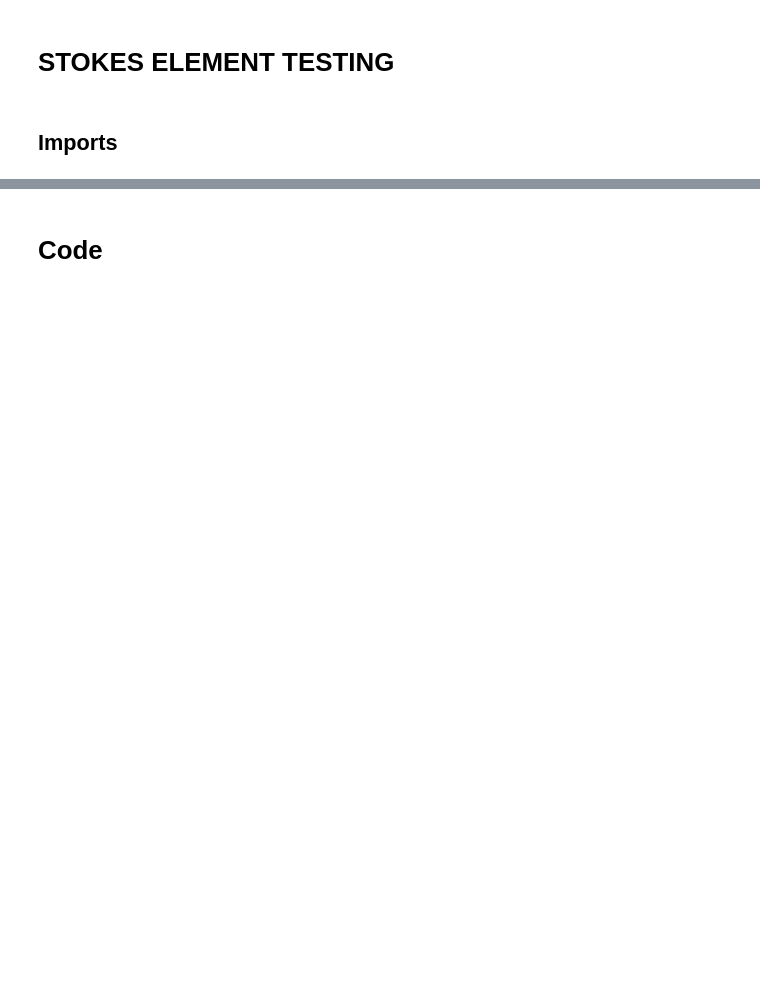
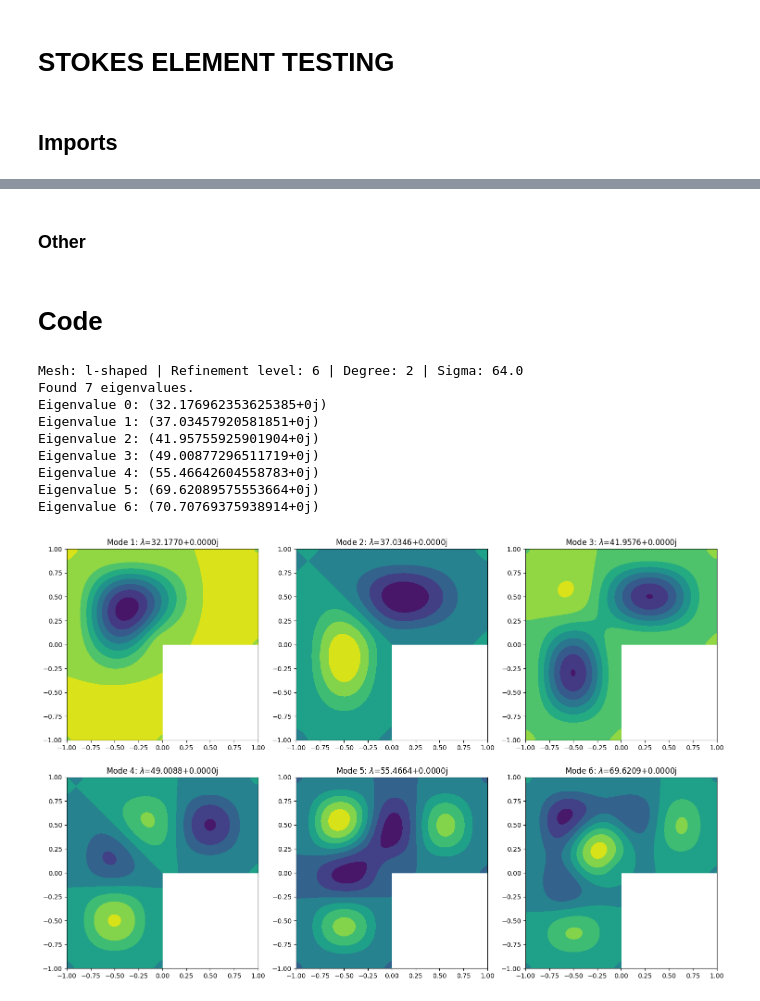
Before and after one commit to BorisAndrews/BorisAndrews.github.io, a Jupyter notebook: assets/ipynb/stokes_testing.ipynb, the cells around one changed output, grey strips where cells are left out. Drawn from its saved outputs; the diff is of its cells as text; code cells hidden in the pictures; blank space fills up the shorter version.

```diff
--- a/assets/ipynb/stokes_testing.ipynb
+++ b/assets/ipynb/stokes_testing.ipynb
@@ -31,3 +29,5 @@ Saving to: ‘/tmp/firedrake-install.sh’
 #   a couple of minutes of your time. If you wish, give us your feedback at    #
 #                     https://forms.gle/36sZZWNvPpUv8XWr7                      #
 ################################################################################
+# %% [markdown]
+### Other
@@ -34,12 +36,12 @@ Saving to: ‘/tmp/firedrake-install.sh’
 # %% [markdown]
 # **Code**
 # %%
-def solve_stokes_eigenproblem(mesh_type="l_shape", refinement_level=4, degree=2, sigma_val=20.0, n_eigenvalues=6, n_eigenfunctions=0):
+def solve_stokes_eigenproblem(mesh_type="l-shaped", refinement_level=4, degree=2, sigma_val=20.0, ds_degree=None, penalty_only=False, n_eigenvalues=6, n_eigenfunctions=0):
     """
     Solves the Stokes eigenproblem using a streamfunction formulation.
 
     Parameters:
-    - mesh_type: "square" or "l_shape"
+    - mesh_type: "square" or "l-shaped"
     - refinement_level: Number of refinements to apply to the base mesh
     - degree: Polynomial degree for the streamfunction (CG space)
     - n_eigenvalues: Number of eigenvalues to compute
@@ -51,7 +53,7 @@ def solve_stokes_eigenproblem(mesh_type="l_shape", refinement_level=4, degree=2,
     if mesh_type == "square":
         # Base mesh is 1x1
         mesh = UnitSquareMesh(1, 1)
-    elif mesh_type == "l_shape":
+    elif mesh_type == "l-shaped":
         coords = np.array([
             [0.0, 0.0],  [1.0, 0.0],  [1.0, 1.0],   [0.0, 1.0],
             [-1.0, 1.0], [-1.0, 0.0], [-1.0, -1.0], [0.0, -1.0]
@@ -70,7 +72,7 @@ def solve_stokes_eigenproblem(mesh_type="l_shape", refinement_level=4, degree=2,
     if refinement_level > 0:
         mesh = MeshHierarchy(mesh, refinement_level)[-1]
 
-    print(f"Mesh: {mesh_type}, Refinement Level: {refinement_level}, Cells: {mesh.num_cells()}")
+    print(GREEN % f"Mesh: {mesh_type} | Refinement level: {refinement_level} | Degree: {degree} | Sigma: {sigma_val}")
 
     # 2. Function Spaces
     V = FunctionSpace(mesh, "CG", degree)
@@ -87,7 +89,7 @@ def solve_stokes_eigenproblem(mesh_type="l_shape", refinement_level=4, degree=2,
     h = CellDiameter(mesh)
     sigma = Constant(sigma_val)
 
-    def a_biharmonic(u, v, ds_degree=None, penalty_only=False):
+    def a_biharmonic(u, v):
         dev = lambda u_ref : sym(grad(u_ref))
         jump_dev = lambda u_ref : 2 * avg(sym(outer(u_ref, n)))
 
@@ -132,12 +134,12 @@ def solve_stokes_eigenproblem(mesh_type="l_shape", refinement_level=4, degree=2,
     })
 
     n_found = solver.solve()
-    print(f"Found {n_found} eigenvalues.")
+    print(BLUE % f"Found {n_found} eigenvalues.")
 
     # 6. Output & Plotting
     for i in range(n_found):
         lam = solver.eigenvalue(i)
-        print(f"Eigenvalue {i}: {lam}")
+        print(GREEN % f"Eigenvalue {i}: {lam}")
 
     n_eigenfunctions = min(n_eigenfunctions, n_found)
     if n_eigenfunctions > 0:
@@ -145,26 +147,32 @@ def solve_stokes_eigenproblem(mesh_type="l_shape", refinement_level=4, degree=2,
         cols = 3
         rows = (n_eigenfunctions + cols - 1) // cols
         fig, axes = plt.subplots(rows, cols, figsize=(15, 5 * rows))
-        if n_eigenfunctions == 1:
-            axes = [axes]
-        else:
-            axes = axes.flatten()
+        axes = axes.flatten()
 
         for i in range(n_eigenfunctions):
             psi_mode_real, _ = solver.eigenfunction(i)
 
             # Plot streamfunction
-            plt.sca(axes[i])
-            tricontourf(psi_mode_real, axes=axes[i])
+            pyplot.tricontourf(psi_mode_real, axes=axes[i])
             axes[i].set_title(f"Mode {i+1}: $\lambda$={solver.eigenvalue(i):.4f}")
             axes[i].set_aspect('equal')
 
         # Hide unused subplots
-        for i in range(n_found, len(axes)):
+        for i in range(n_eigenfunctions, len(axes)):
             axes[i].axis('off')
 
         plt.tight_layout()
         plt.show()
 # %%
-# Run the solver with default parameters (L-shape)
-solve_stokes_eigenproblem(mesh_type="l_shape", refinement_level=4, degree=2, sigma_val=20.0, n_eigenvalues=6, n_eigenfunctions=0)
+solve_stokes_eigenproblem(mesh_type="l-shaped", refinement_level=6, degree=2, sigma_val=64.0, ds_degree=0, penalty_only=False, n_eigenvalues=6, n_eigenfunctions=6)
+# %% [output]
+Mesh: l-shaped | Refinement level: 6 | Degree: 2 | Sigma: 64.0
+Found 7 eigenvalues.
+Eigenvalue 0: (32.176962353625385+0j)
+Eigenvalue 1: (37.03457920581851+0j)
+Eigenvalue 2: (41.95755925901904+0j)
+Eigenvalue 3: (49.00877296511719+0j)
+Eigenvalue 4: (55.46642604558783+0j)
+Eigenvalue 5: (69.62089575553664+0j)
+Eigenvalue 6: (70.70769375938914+0j)
+[figure, added]
```
Also changed, not shown: parts of 6 cells of this notebook.
